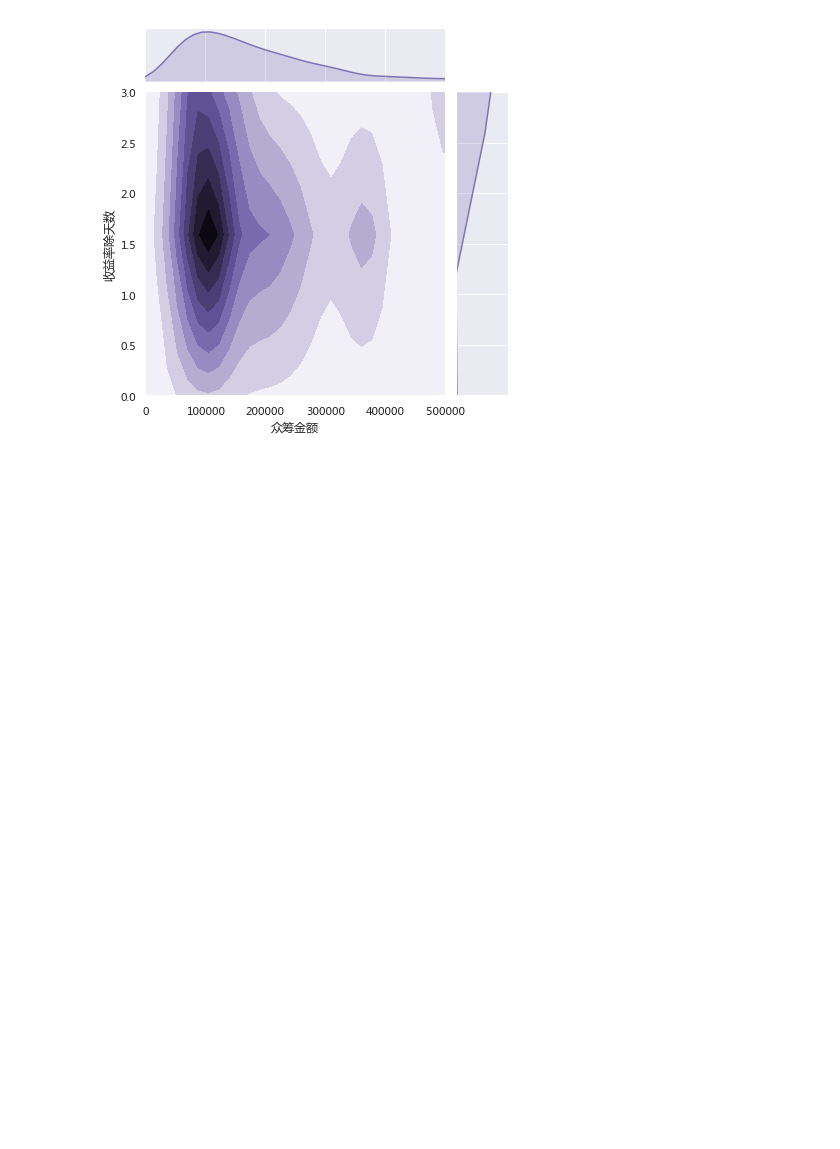
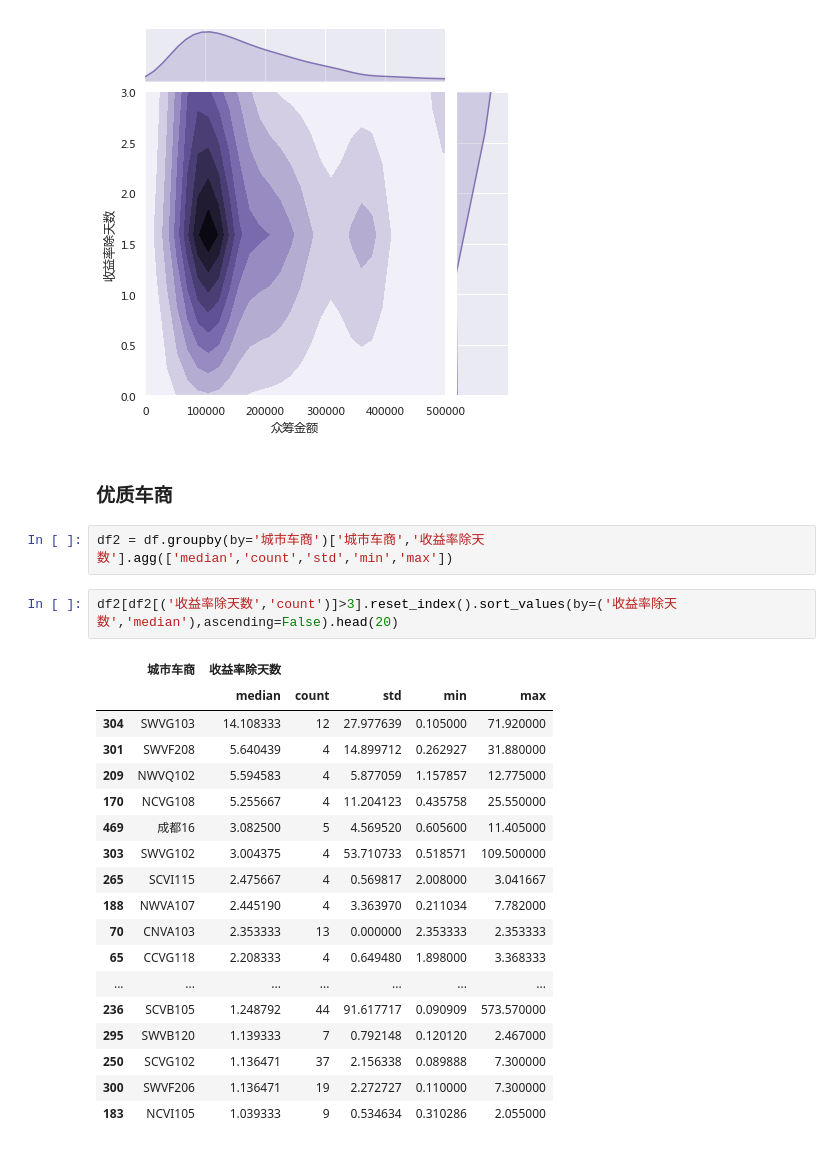
Before and after one commit to maxlz/carsale, a Jupyter notebook: car_sale.ipynb, the cells around one changed output. Cells and saved outputs as stored; diff of their text form; blank space fills up the shorter version.

```diff
--- a/car_sale.ipynb
+++ b/car_sale.ipynb
@@ -418,3 +418,28 @@ sns.jointplot(y='收益率除天数',x='天数',data=df.sample(400),kind="scatte
 sns.jointplot(y='收益率除天数',x='众筹金额',data=df.sample(1000),kind="kde",color="m",ylim=(0,3),xlim=(0,500000));
 # %% [output]
 [figure]
+# %% [markdown]
+### 优质车商
+# %%
+df2 = df.groupby(by='城市车商')['城市车商','收益率除天数'].agg(['median','count','std','min','max'])
+# %%
+df2[df2[('收益率除天数','count')]>3].reset_index().sort_values(by=('收益率除天数','median'),ascending=False).head(20)
+# %% [output]
+|  | 城市车商 | 收益率除天数 |  |  |  |  |
+|  |  | median | count | std | min | max |
+| 304 | SWVG103 | 14.108333 | 12 | 27.977639 | 0.105000 | 71.920000 |
+| 301 | SWVF208 | 5.640439 | 4 | 14.899712 | 0.262927 | 31.880000 |
+| 209 | NWVQ102 | 5.594583 | 4 | 5.877059 | 1.157857 | 12.775000 |
+| 170 | NCVG108 | 5.255667 | 4 | 11.204123 | 0.435758 | 25.550000 |
+| 469 | 成都16 | 3.082500 | 5 | 4.569520 | 0.605600 | 11.405000 |
+| 303 | SWVG102 | 3.004375 | 4 | 53.710733 | 0.518571 | 109.500000 |
+| 265 | SCVI115 | 2.475667 | 4 | 0.569817 | 2.008000 | 3.041667 |
+| 188 | NWVA107 | 2.445190 | 4 | 3.363970 | 0.211034 | 7.782000 |
+| 70 | CNVA103 | 2.353333 | 13 | 0.000000 | 2.353333 | 2.353333 |
+| 65 | CCVG118 | 2.208333 | 4 | 0.649480 | 1.898000 | 3.368333 |
+| ... | ... | ... | ... | ... | ... | ... |
+| 236 | SCVB105 | 1.248792 | 44 | 91.617717 | 0.090909 | 573.570000 |
+| 295 | SWVB120 | 1.139333 | 7 | 0.792148 | 0.120120 | 2.467000 |
+| 250 | SCVG102 | 1.136471 | 37 | 2.156338 | 0.089888 | 7.300000 |
+| 300 | SWVF206 | 1.136471 | 19 | 2.272727 | 0.110000 | 7.300000 |
+| 183 | NCVI105 | 1.039333 | 9 | 0.534634 | 0.310286 | 2.055000 |
```
